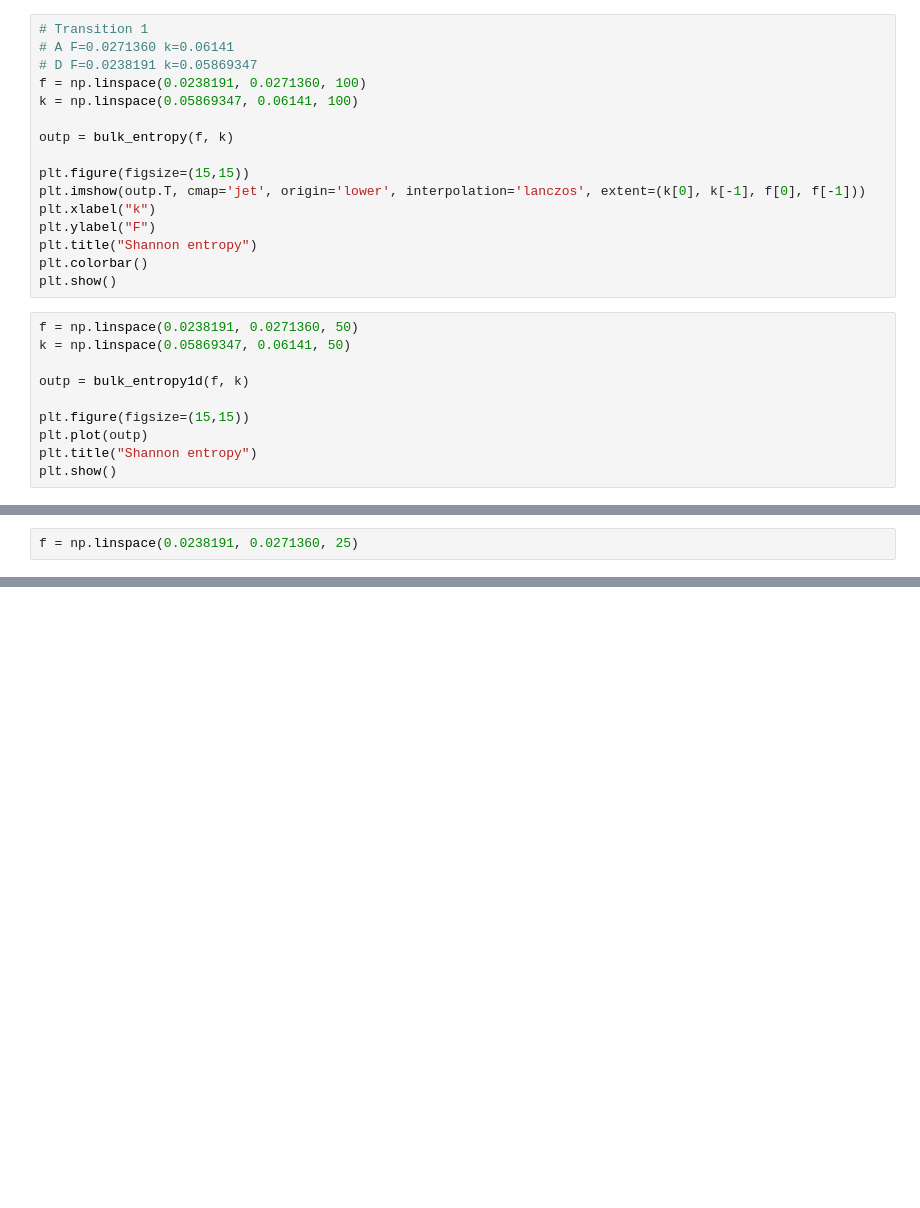
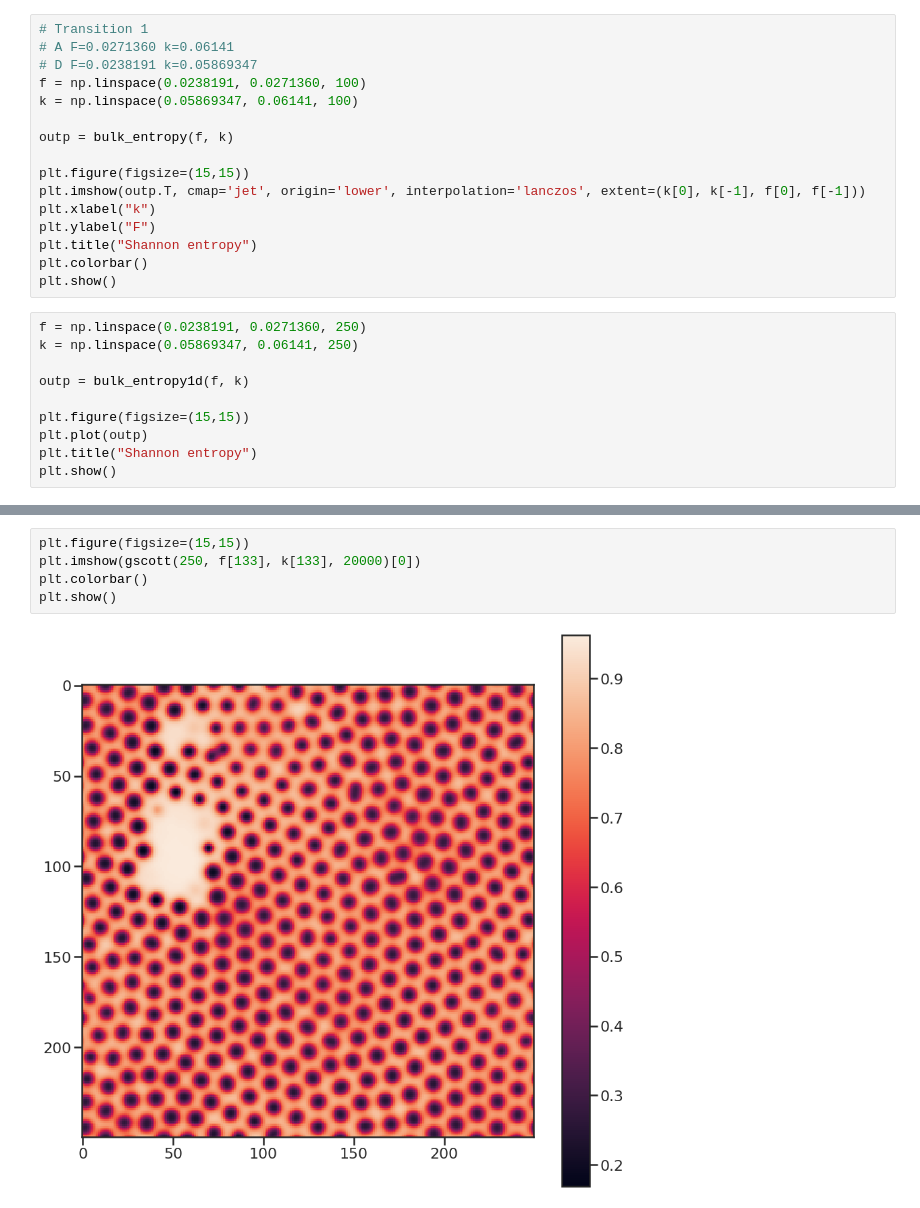
Before and after one commit to CoenHoningh/Complex-Systems, a Jupyter notebook: bulk_runs.ipynb, the cells around one changed output, grey strips where cells are left out. Cells and saved outputs as stored; diff of their text form; blank space fills up the shorter version.

```diff
--- a/bulk_runs.ipynb
+++ b/bulk_runs.ipynb
@@ -202,8 +203,8 @@ plt.title("Shannon entropy")
 plt.colorbar()
 plt.show()
 # %%
-f = np.linspace(0.0238191, 0.0271360, 50)
-k = np.linspace(0.05869347, 0.06141, 50)
+f = np.linspace(0.0238191, 0.0271360, 250)
+k = np.linspace(0.05869347, 0.06141, 250)
 
 outp = bulk_entropy1d(f, k)
 
@@ -222,2 +234,0 @@ plt.show()
-# %%
-f = np.linspace(0.0238191, 0.0271360, 25)
@@ -225,0 +245,7 @@ f[1]-f[0]
+# %%
+plt.figure(figsize=(15,15))
+plt.imshow(gscott(250, f[133], k[133], 20000)[0])
+plt.colorbar()
+plt.show()
+# %% [output]
+[figure, added]
```
Also changed, not shown: parts of 22 cells of this notebook, 11 other files.
